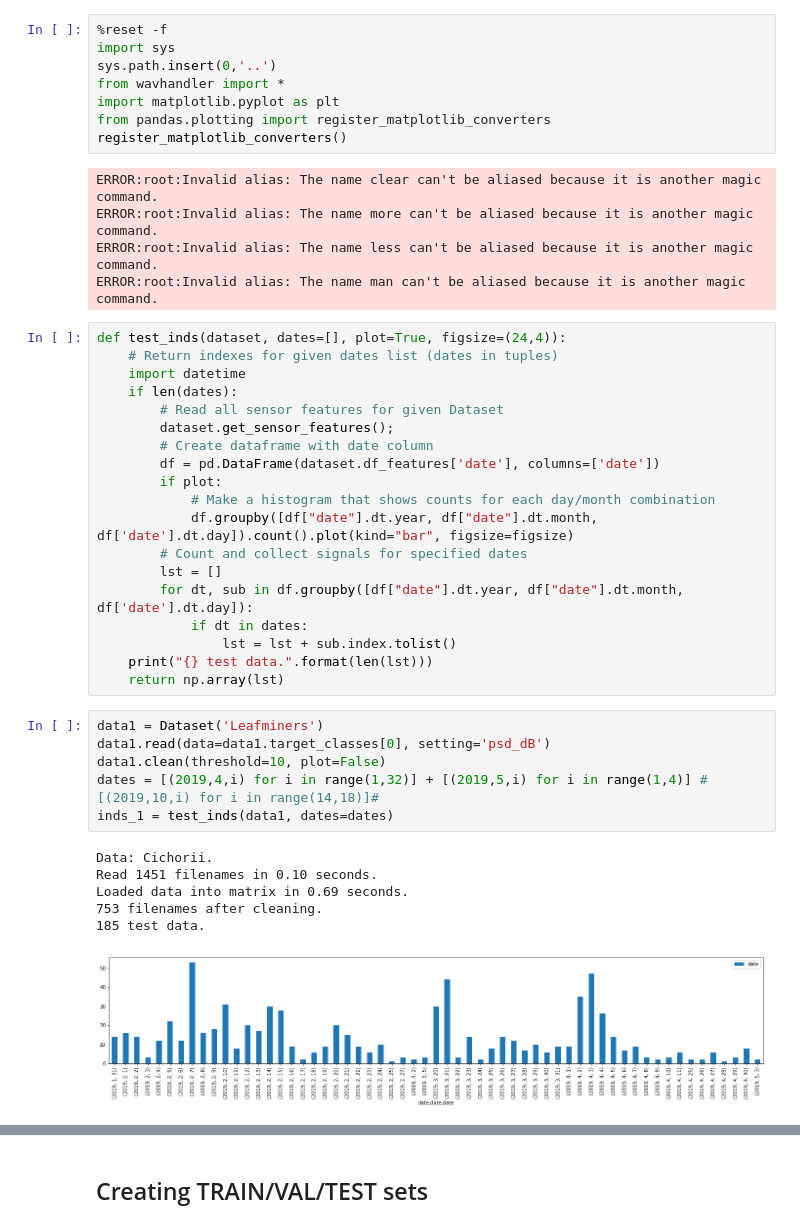
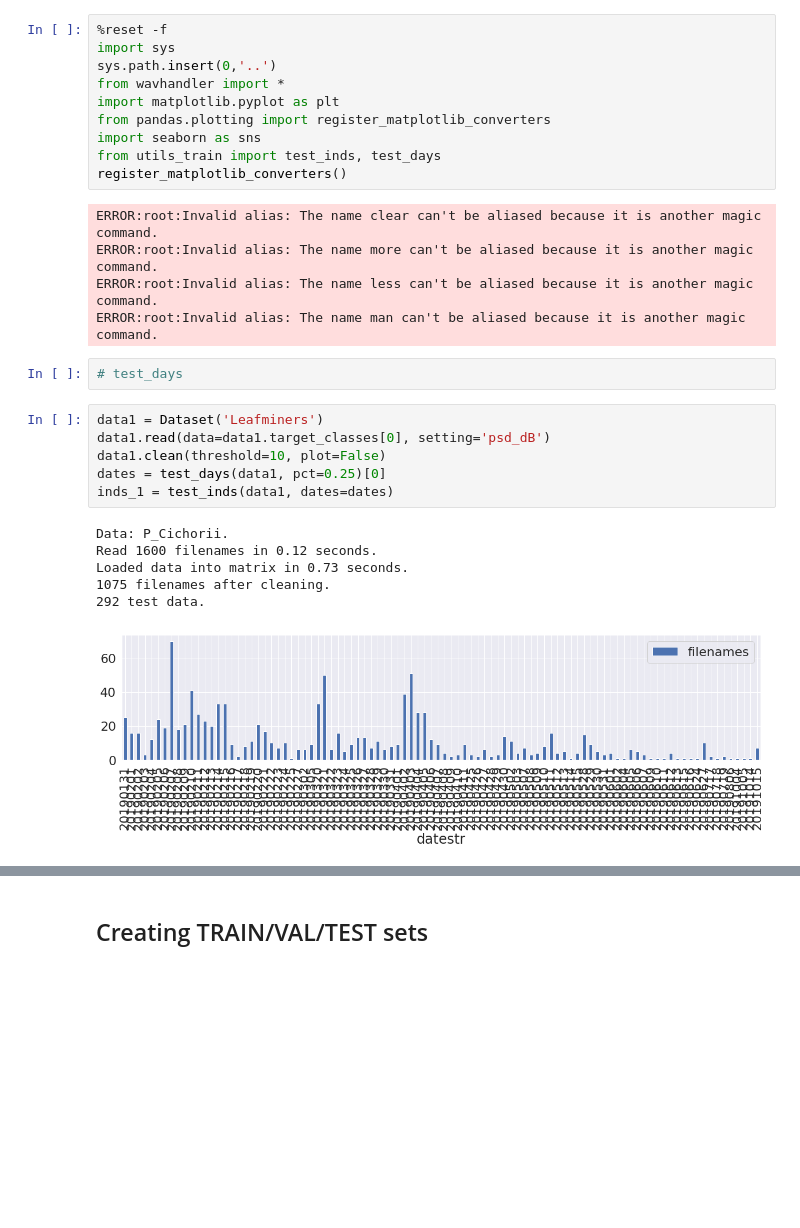
Before and after one commit to kalfasyan/wingbeat_frequencies, a Jupyter notebook: Jupyter_Notebooks/Improved_val_ML_flies.ipynb, the cells around one changed output, grey strips where cells are left out. Drawn from its saved outputs; the diff is of its cells as text; blank space fills up the shorter version.

```diff
--- a/Jupyter_Notebooks/Improved_val_ML_flies.ipynb
+++ b/Jupyter_Notebooks/Improved_val_ML_flies.ipynb
@@ -5,44 +5,29 @@ sys.path.insert(0,'..')
 from wavhandler import *
 import matplotlib.pyplot as plt
 from pandas.plotting import register_matplotlib_converters
+import seaborn as sns
+from utils_train import test_inds, test_days
 register_matplotlib_converters()
 # %% [output]
 ERROR:root:Invalid alias: The name clear can't be aliased because it is another magic command.
 ERROR:root:Invalid alias: The name more can't be aliased because it is another magic command.
 ERROR:root:Invalid alias: The name less can't be aliased because it is another magic command.
 ERROR:root:Invalid alias: The name man can't be aliased because it is another magic command.
-# %%
-def test_inds(dataset, dates=[], plot=True, figsize=(24,4)):
-    # Return indexes for given dates list (dates in tuples)
-    import datetime
-    if len(dates):
-        # Read all sensor features for given Dataset
-        dataset.get_sensor_features();
-        # Create dataframe with date column
-        df = pd.DataFrame(dataset.df_features['date'], columns=['date'])
-        if plot:
-            # Make a histogram that shows counts for each day/month combination
-            df.groupby([df["date"].dt.year, df["date"].dt.month, df['date'].dt.day]).count().plot(kind="bar", figsize=figsize)
-        # Count and collect signals for specified dates
-        lst = []
-        for dt, sub in df.groupby([df["date"].dt.year, df["date"].dt.month, df['date'].dt.day]):
-            if dt in dates:
-                lst = lst + sub.index.tolist()
-    print("{} test data.".format(len(lst)))
-    return np.array(lst)
+# %%
+# test_days
 # %%
 data1 = Dataset('Leafminers')
 data1.read(data=data1.target_classes[0], setting='psd_dB')
 data1.clean(threshold=10, plot=False)
-dates = [(2019,4,i) for i in range(1,32)] + [(2019,5,i) for i in range(1,4)] # [(2019,10,i) for i in range(14,18)]#
+dates = test_days(data1, pct=0.25)[0]
 inds_1 = test_inds(data1, dates=dates)
 # %% [output]
-Data: Cichorii.
-Read 1451 filenames in 0.10 seconds.
-Loaded data into matrix in 0.69 seconds.
-753 filenames after cleaning.
-185 test data.
+Data: P_Cichorii.
+Read 1600 filenames in 0.12 seconds.
+Loaded data into matrix in 0.73 seconds.
+1075 filenames after cleaning.
+292 test data.
-[figure, old version]
+[figure, new version]
 # %%
 data2 = Dataset('LG')
 data2.read(data=data2.target_classes[0], setting='psd_dB')
```
Also changed, not shown: parts of 16 cells of this notebook, 3 other files.
